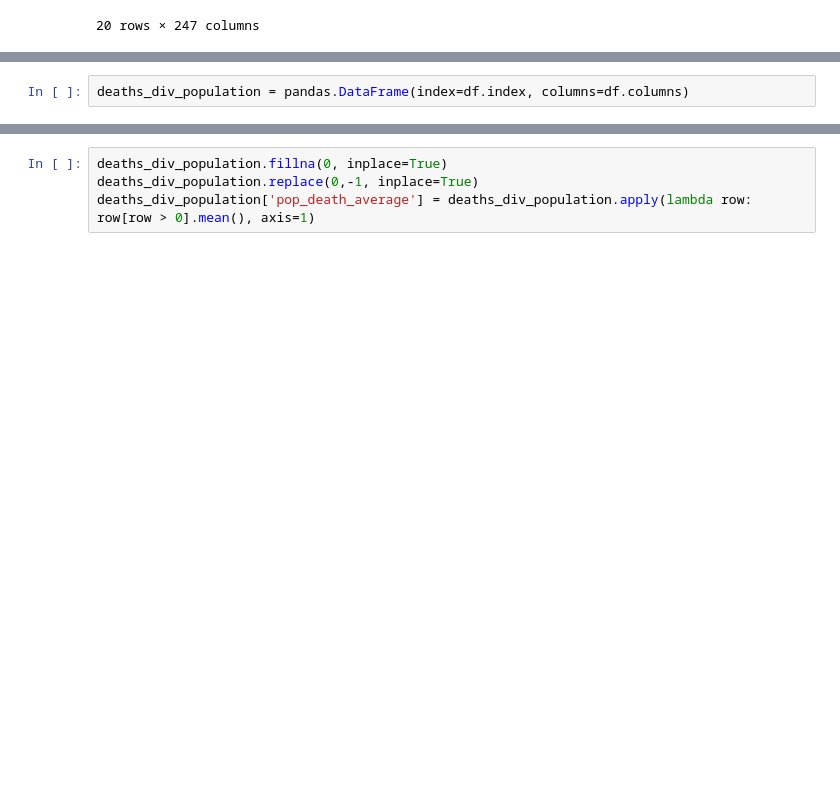
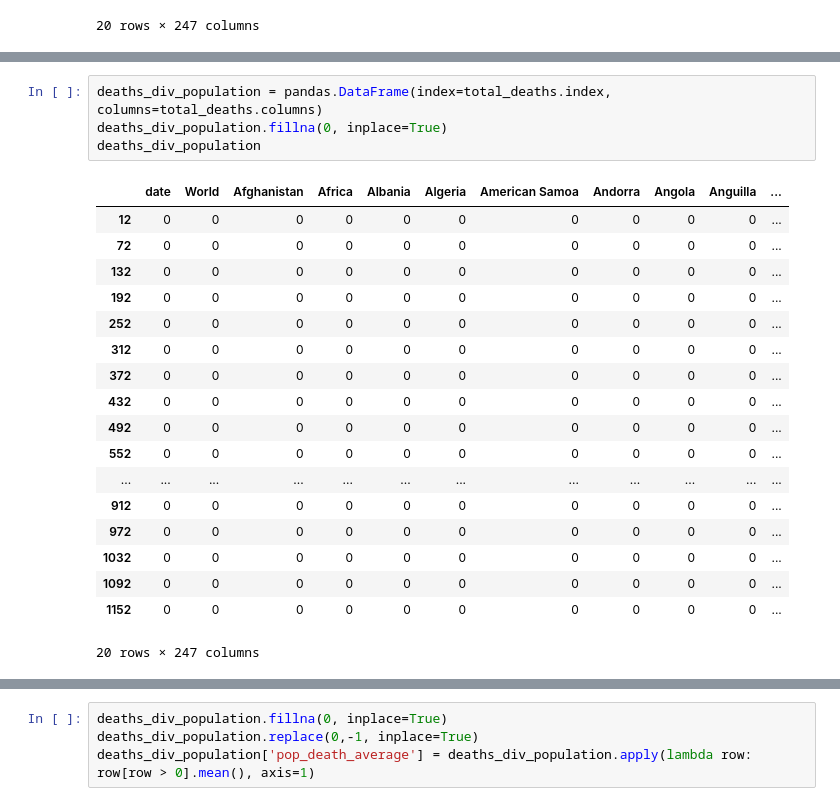
Before and after one commit to zadkhan/BigData_FinalProject, a Jupyter notebook: World Happiness.ipynb, the cells around one changed output, grey strips where cells are left out. Drawn from its saved outputs; the diff is of its cells as text; blank space fills up the shorter version.

```diff
--- a/World Happiness.ipynb
+++ b/World Happiness.ipynb
@@ -59,4 +106,25 @@ population_data = population_data.iloc[:, :2]
 # %%
-deaths_div_population = pandas.DataFrame(index=df.index, columns=df.columns)
+deaths_div_population = pandas.DataFrame(index=total_deaths.index, columns=total_deaths.columns)
+deaths_div_population.fillna(0, inplace=True)
+deaths_div_population
+# %% [output]
+|  | date | World | Afghanistan | Africa | Albania | Algeria | American Samoa | Andorra | Angola | Anguilla | ... |
+| 12 | 0 | 0 | 0 | 0 | 0 | 0 | 0 | 0 | 0 | 0 | ... |
+| 72 | 0 | 0 | 0 | 0 | 0 | 0 | 0 | 0 | 0 | 0 | ... |
+| 132 | 0 | 0 | 0 | 0 | 0 | 0 | 0 | 0 | 0 | 0 | ... |
+| 192 | 0 | 0 | 0 | 0 | 0 | 0 | 0 | 0 | 0 | 0 | ... |
+| 252 | 0 | 0 | 0 | 0 | 0 | 0 | 0 | 0 | 0 | 0 | ... |
+| 312 | 0 | 0 | 0 | 0 | 0 | 0 | 0 | 0 | 0 | 0 | ... |
+| 372 | 0 | 0 | 0 | 0 | 0 | 0 | 0 | 0 | 0 | 0 | ... |
+| 432 | 0 | 0 | 0 | 0 | 0 | 0 | 0 | 0 | 0 | 0 | ... |
+| 492 | 0 | 0 | 0 | 0 | 0 | 0 | 0 | 0 | 0 | 0 | ... |
+| 552 | 0 | 0 | 0 | 0 | 0 | 0 | 0 | 0 | 0 | 0 | ... |
+| ... | ... | ... | ... | ... | ... | ... | ... | ... | ... | ... | ... |
+| 912 | 0 | 0 | 0 | 0 | 0 | 0 | 0 | 0 | 0 | 0 | ... |
+| 972 | 0 | 0 | 0 | 0 | 0 | 0 | 0 | 0 | 0 | 0 | ... |
+| 1032 | 0 | 0 | 0 | 0 | 0 | 0 | 0 | 0 | 0 | 0 | ... |
+| 1092 | 0 | 0 | 0 | 0 | 0 | 0 | 0 | 0 | 0 | 0 | ... |
+| 1152 | 0 | 0 | 0 | 0 | 0 | 0 | 0 | 0 | 0 | 0 | ... |
+20 rows × 247 columns
 # %%
 for country in total_deaths.columns:
```
Also changed, not shown: parts of 10 cells of this notebook.
